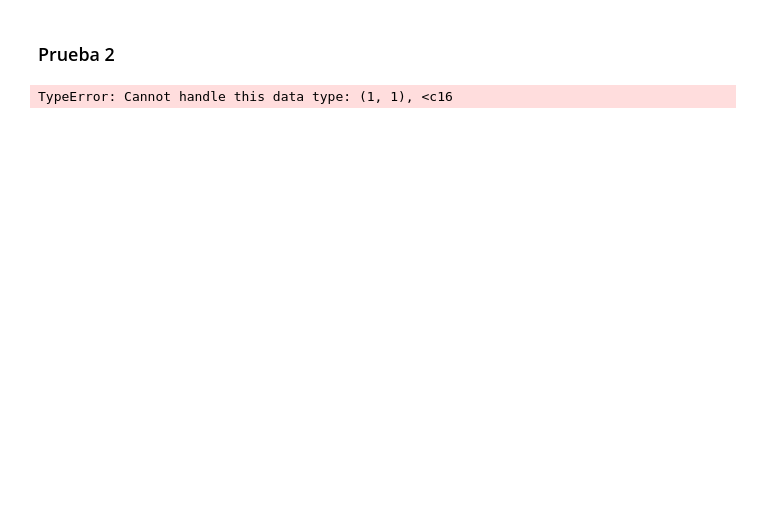
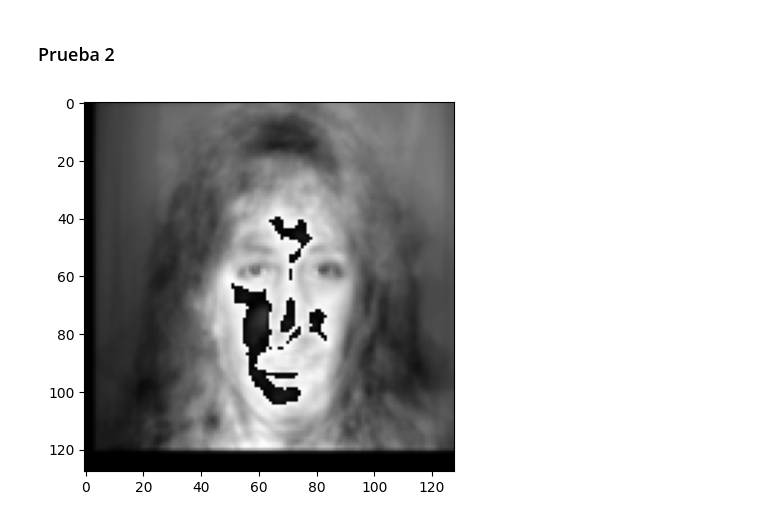
Before and after one commit to FranciscoAng/Eigenfaces, a Jupyter notebook: Eigenfaces.ipynb, the cells around one changed output. Cells and saved outputs as stored; diff of their text form; code cells hidden in the pictures; blank space fills up the shorter version.

```diff
--- a/Eigenfaces.ipynb
+++ b/Eigenfaces.ipynb
@@ -238,16 +211,19 @@ IndexError: list index out of range
 # %%
 frames = [] #Arreglo para guardar la animacion
 values, residuals, rank, singular = np.linalg.lstsq(u,x2,rcond=None) #Obtener los eigenvalores de la imagen segun los vectores caracteristicos
 #Para cada frame con un determinado numero de caracteristicas
 for f in k:
     reconstruct = u[:,:f] @ values[:f] #Multiplicar los eigenvectores por los valores caracteristicos
     reconstruct = np.reshape(reconstruct+means,(128,128)) #Reconstruir el vector en una imagen
-    frames.append(Image.fromarray(reconstruct).convert("P")) #Agregar la imagen a la lista de frames
+    resIm = Image.fromarray(reconstruct.astype(np.uint8)).convert("P")
+    plt.imshow(resIm)
+    frames.append(resIm) #Agregar la imagen a la lista de frames
+    #frames.append(Image.fromarray(reconstruct).convert("P")) #Agregar la imagen a la lista de frames
 
 frames[0].save('res2.gif',
                save_all=True, append_images=frames[1:], optimize=False, duration=50, loop=0) #Guardar los frames en un gif
 # %% [output]
-TypeError: Cannot handle this data type: (1, 1), <c16
+[figure, added]
 # %%
 plt.imshow(frames[30],cmap=cm.gray)
 # %% [output]
```
Also changed, not shown: parts of 17 cells of this notebook, 2 other files.
